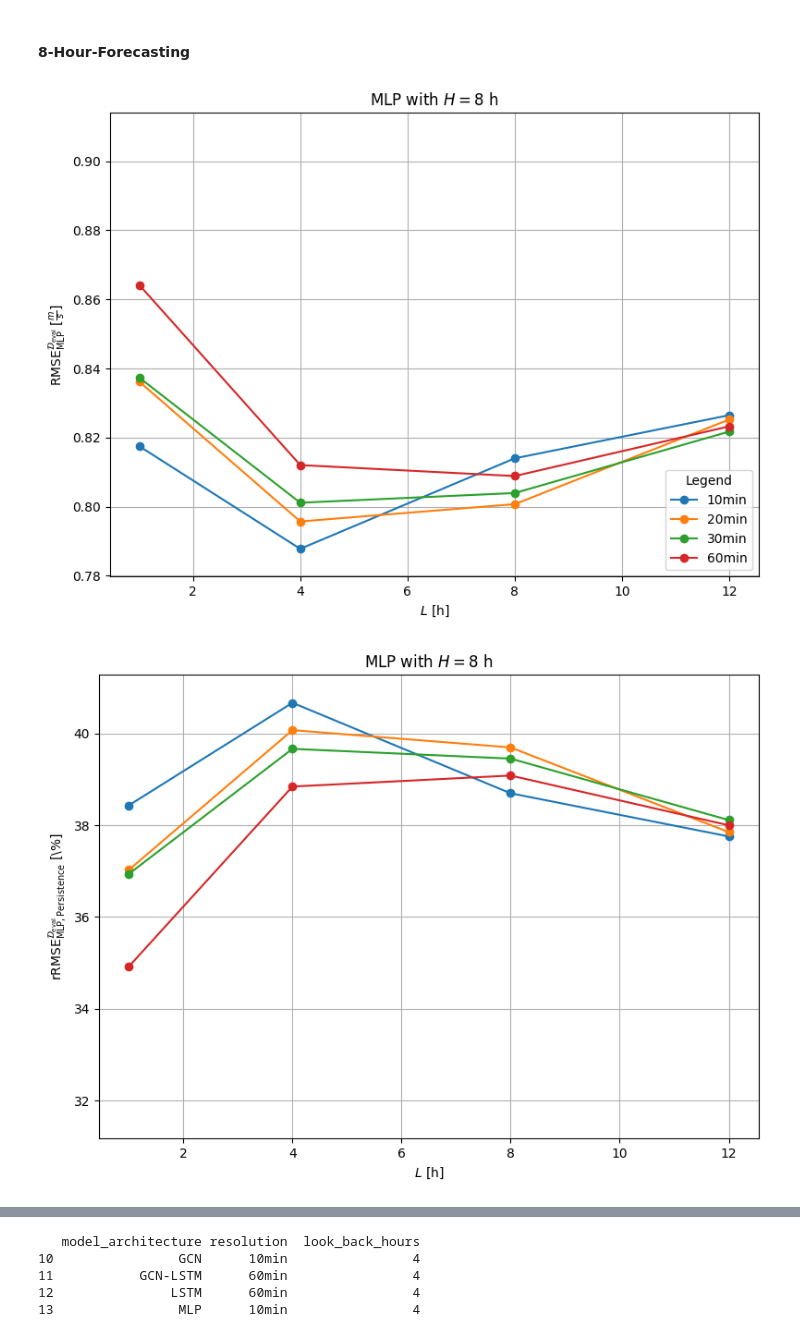
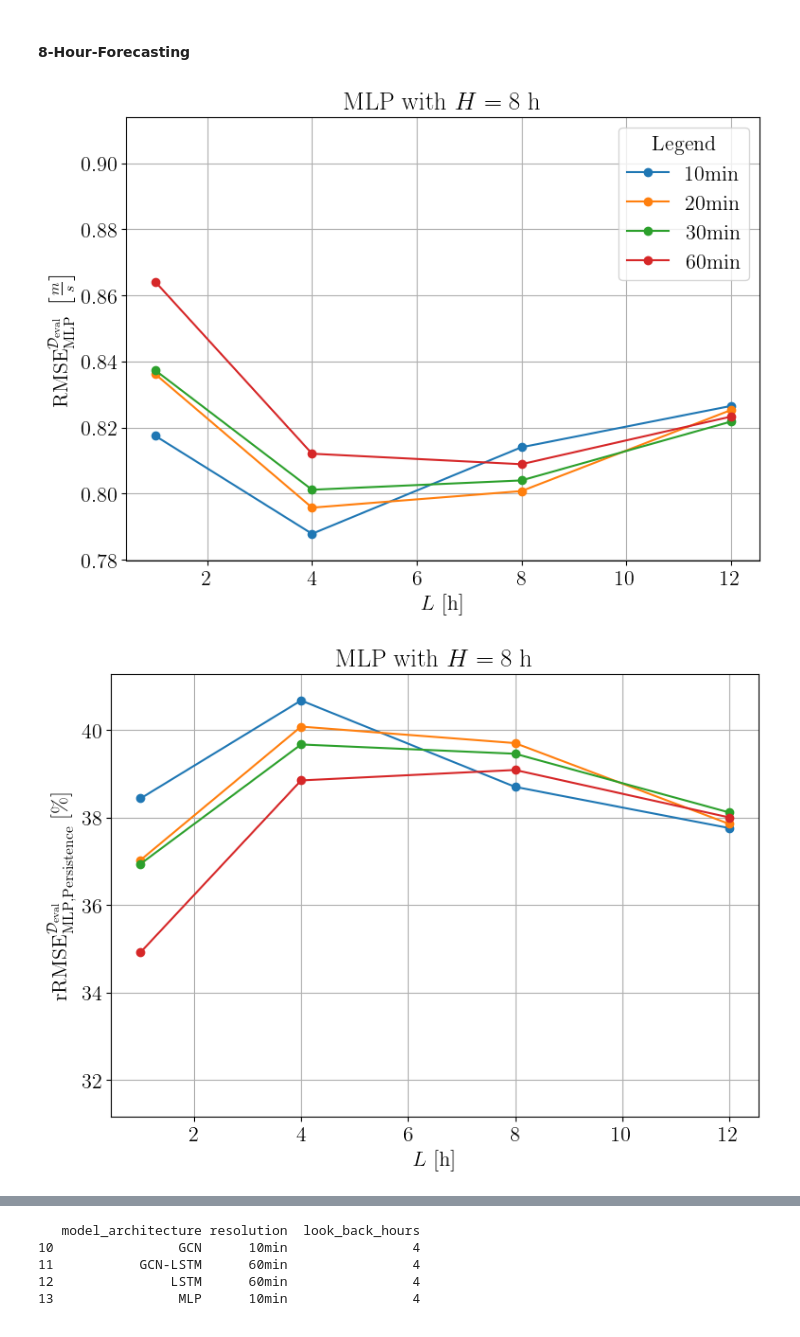
Before and after one commit to quirinbrandl/GermanyWindCast, a Jupyter notebook: notebooks/temporal_analysis.ipynb, the cells around one changed output, grey strips where cells are left out. Cells and saved outputs as stored; diff of their text form; code cells hidden in the pictures.

```diff
--- a/notebooks/temporal_analysis.ipynb
+++ b/notebooks/temporal_analysis.ipynb
@@ -10,21 +10,21 @@ import matplotlib as mpl
 import numpy as np
 from pathlib import Path
 # %%
-# Remove comment out for latex style font rendering (you need it installed on your system)
-# mpl.rcParams.update(
-#     {
-#         "text.usetex": True,
-#         "font.family": "serif",
-#         "font.serif": ["Latin Modern Roman"],
-#         "axes.labelsize": 16,  ##25 for multiplot, 16 otherwise
-#         "font.size": 16,  ##25 for multiplot, 16 otherwise
-#         "legend.fontsize": 16,
-#         "xtick.labelsize": 16,
-#         "ytick.labelsize": 16,
-#         "text.latex.preamble": r"\usepackage{amsmath}",
-#         "legend.title_fontsize": 16,
-#     }
-# )
+# Remove comment for latex style font rendering (you need it installed on your system)
+mpl.rcParams.update(
+    {
+        "text.usetex": True,
+        "font.family": "serif",
+        "font.serif": ["Latin Modern Roman"],
+        "axes.labelsize": 16,  ##25 for multiplot, 16 otherwise
+        "font.size": 16,  ##25 for multiplot, 16 otherwise
+        "legend.fontsize": 16,
+        "xtick.labelsize": 16,
+        "ytick.labelsize": 16,
+        "text.latex.preamble": r"\usepackage{amsmath}",
+        "legend.title_fontsize": 16,
+    }
+)
 # %%
 temporal_results_path = Path("data/results/temporal_analysis.csv")
 if not temporal_results_path.exists():
@@ -474,8 +474,8 @@ Name: RMSE, dtype: float64
 # %%
 look_back_hours = [1, 4, 8, 12]
 horizons = [8]
 architectures = ["MLP", "LSTM", "GCN", "GCN-LSTM"]
-plot_temporal_results(results_df, architectures, resolutions, look_back_hours, horizons)
+plot_temporal_results(results_df, architectures, resolutions, look_back_hours, horizons, legend_loc="upper right")
 # %% [output]
-[figure, old version]
+[figure, new version]
-[figure, old version]
+[figure, new version]
```
Also changed, not shown: parts of 9 cells of this notebook, 45 other files.
